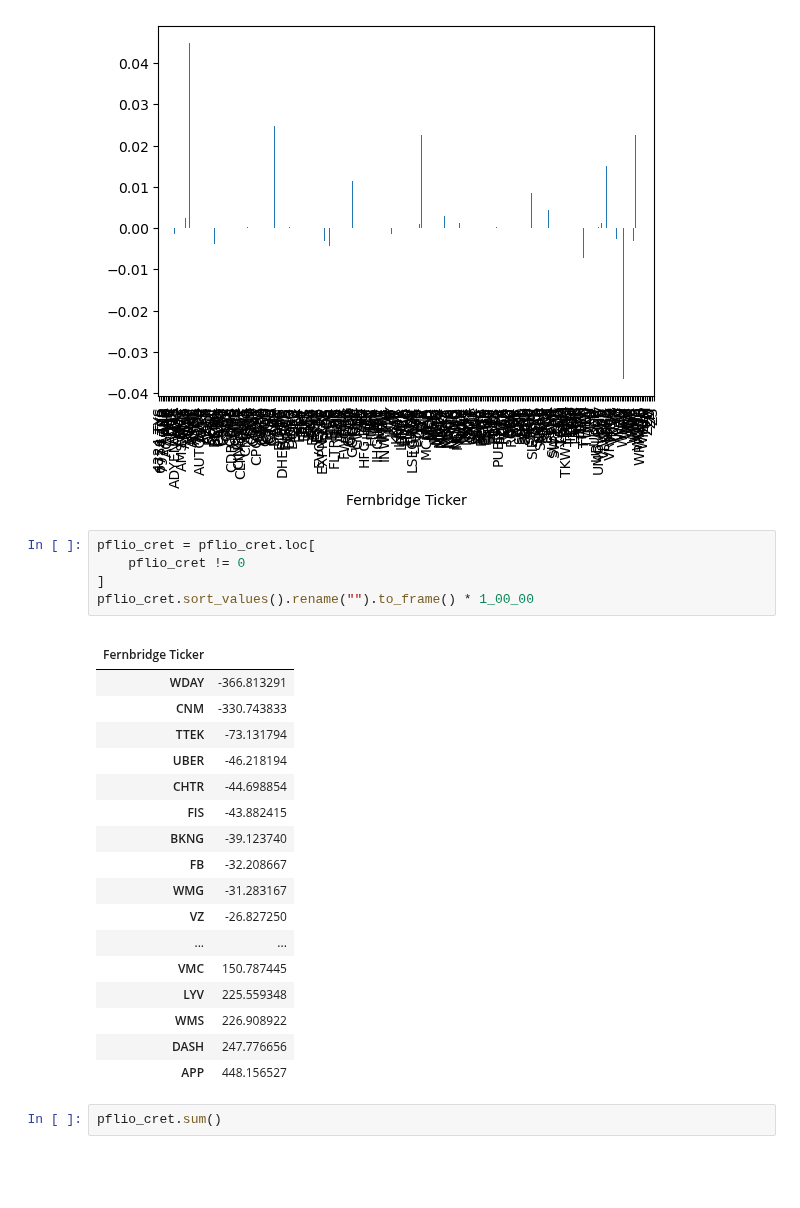
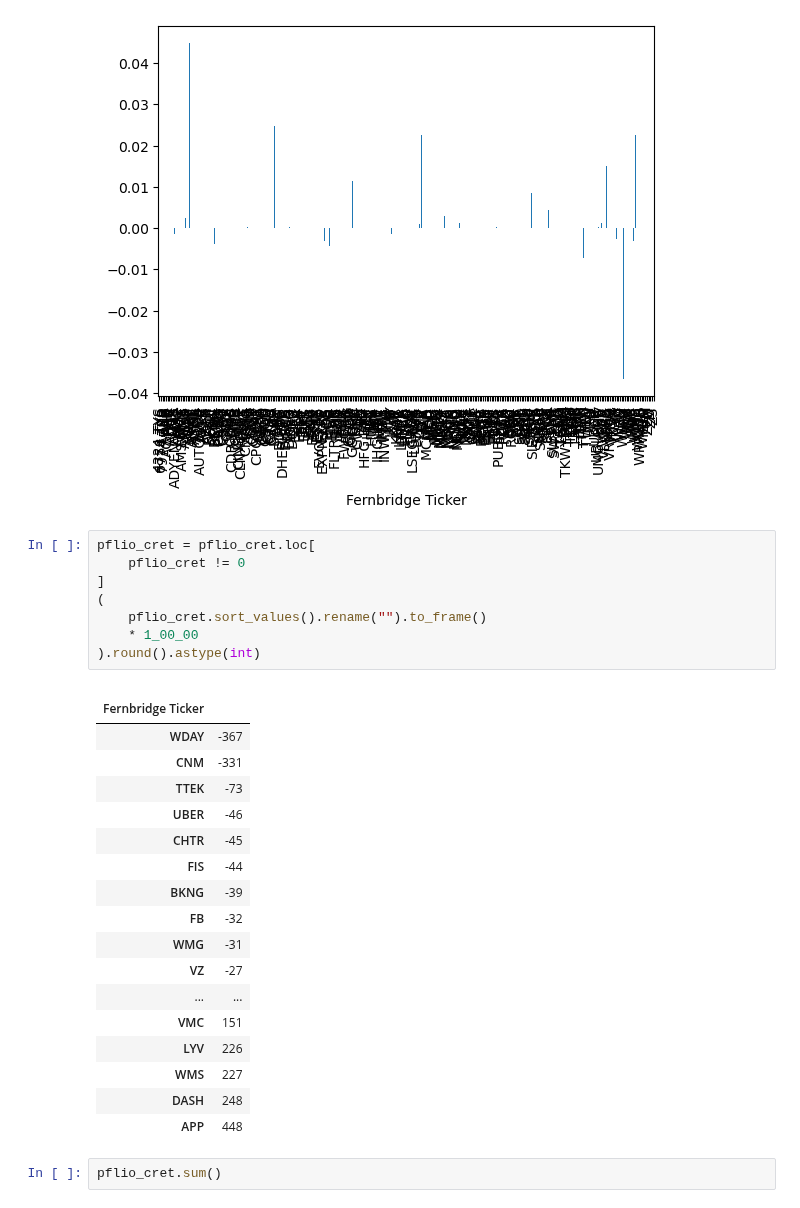
Before and after one commit to sparshsah/foggy-demo, a Jupyter notebook: demo/playground/fcm-dev-trader-case.ipynb, the cells around one changed output. Drawn from its saved outputs; the diff is of its cells as text; blank space fills up the shorter version.

Commit message:
round

```diff
--- a/demo/playground/fcm-dev-trader-case.ipynb
+++ b/demo/playground/fcm-dev-trader-case.ipynb
@@ -477,27 +477,30 @@ pflio_cret.plot(kind="bar")
 # %%
 pflio_cret = pflio_cret.loc[
     pflio_cret != 0
 ]
-pflio_cret.sort_values().rename("").to_frame() * 1_00_00
+(
+    pflio_cret.sort_values().rename("").to_frame()
+    * 1_00_00
+).round().astype(int)
 # %% [output]
 |  |  |
 | Fernbridge Ticker |  |
-| WDAY | -366.813291 |
-| CNM | -330.743833 |
-| TTEK | -73.131794 |
-| UBER | -46.218194 |
-| CHTR | -44.698854 |
-| FIS | -43.882415 |
-| BKNG | -39.123740 |
-| FB | -32.208667 |
-| WMG | -31.283167 |
-| VZ | -26.827250 |
+| WDAY | -367 |
+| CNM | -331 |
+| TTEK | -73 |
+| UBER | -46 |
+| CHTR | -45 |
+| FIS | -44 |
+| BKNG | -39 |
+| FB | -32 |
+| WMG | -31 |
+| VZ | -27 |
 | ... | ... |
-| VMC | 150.787445 |
-| LYV | 225.559348 |
-| WMS | 226.908922 |
-| DASH | 247.776656 |
-| APP | 448.156527 |
+| VMC | 151 |
+| LYV | 226 |
+| WMS | 227 |
+| DASH | 248 |
+| APP | 448 |
 # %%
 pflio_cret.sum()
 # %% [output]
```
